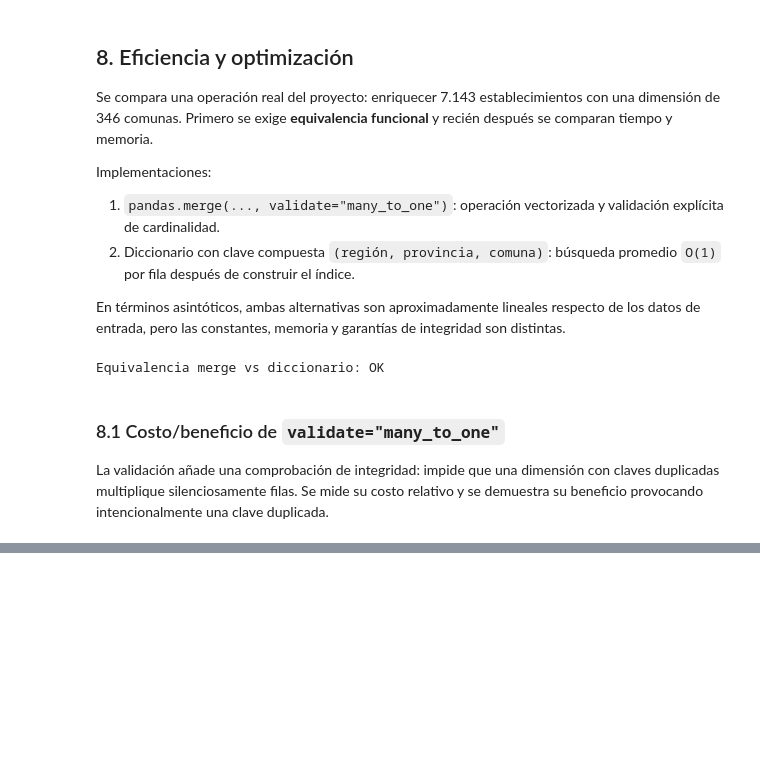
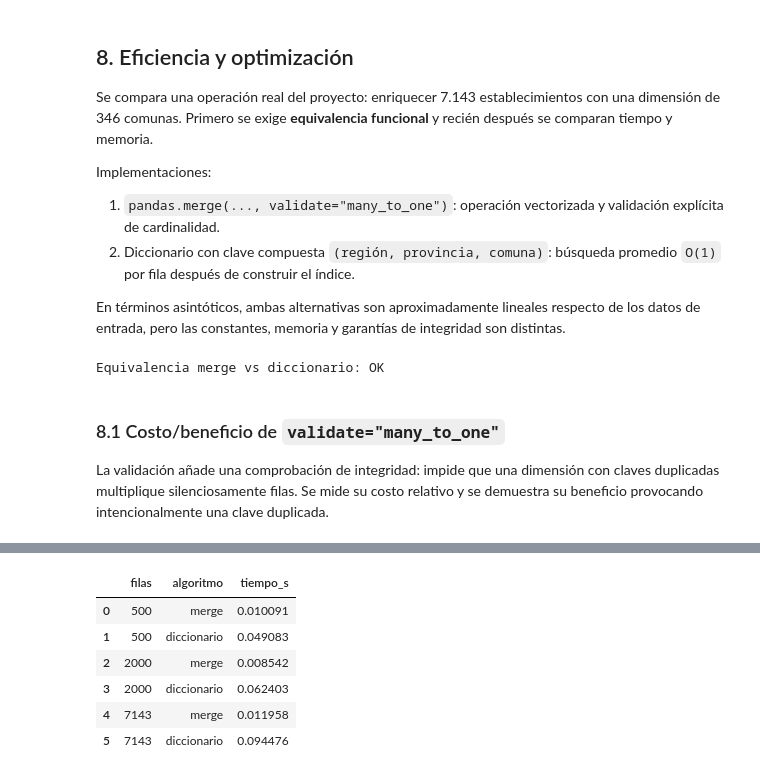
Before and after one commit to jorge170102/f1_s01_evaluacion_entregable_grupo7, a Jupyter notebook: F3/F3_Nucleo_Algoritmico.ipynb, the cells around one changed output, grey strips where cells are left out. Cells and saved outputs as stored; diff of their text form; code cells hidden in the pictures; blank space fills up the shorter version.

Commit message:
Crecimiento con el tamaño

```diff
--- a/F3/F3_Nucleo_Algoritmico.ipynb
+++ b/F3/F3_Nucleo_Algoritmico.ipynb
@@ -294,0 +299,16 @@ Duplicado detectado correctamente: MergeError
+# %%
+crecimiento = []
+for n in [500, 2000, len(df_para_geo)]:
+    muestra = df_para_geo.iloc[:n].copy()
+    for nombre, funcion in [("merge", enriquecer_geografia_merge), ("diccionario", enriquecer_geografia_diccionario)]:
+        m = medir(funcion, muestra, dim_geo, validar=True, repeticiones=3)
+        crecimiento.append({"filas": n, "algoritmo": nombre, "tiempo_s": m["tiempo_promedio_s"]})
+display(pd.DataFrame(crecimiento))
+# %% [output]
+|  | filas | algoritmo | tiempo_s |
+| 0 | 500 | merge | 0.010091 |
+| 1 | 500 | diccionario | 0.049083 |
+| 2 | 2000 | merge | 0.008542 |
+| 3 | 2000 | diccionario | 0.062403 |
+| 4 | 7143 | merge | 0.011958 |
+| 5 | 7143 | diccionario | 0.094476 |
```
Also changed, not shown: parts of 3 cells of this notebook.
